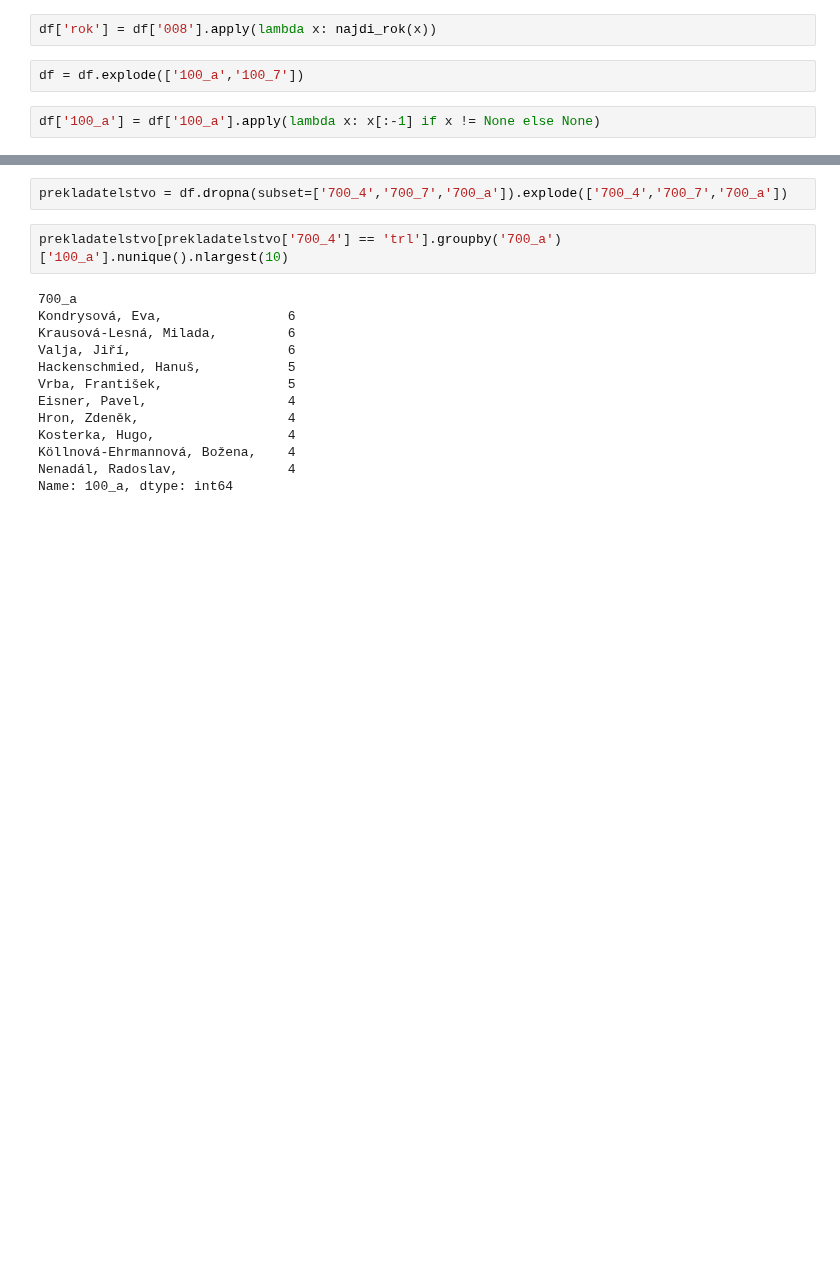
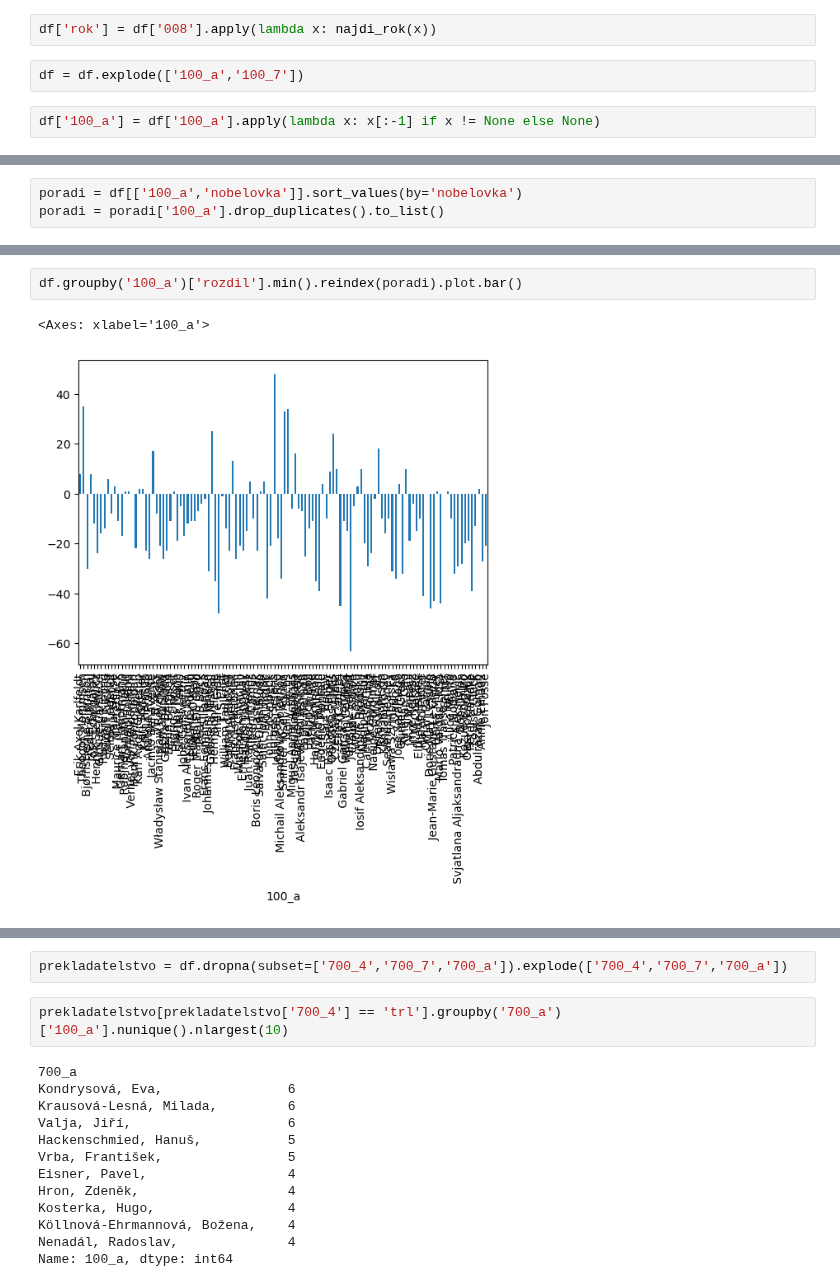
Before and after one commit to DataRozhlas/knizni-peoplemetr, a Jupyter notebook: 120c_nobelovky.ipynb, the cells around one changed output, grey strips where cells are left out. Saved outputs shown, nothing was run; the diff lists cells and outputs as text; blank space fills up the shorter version.

```diff
--- a/120c_nobelovky.ipynb
+++ b/120c_nobelovky.ipynb
@@ -158 +189,4 @@ Tranströmer, Tomas                        NaN
 Name: rozdil, dtype: float64
+# %%
+poradi = df[['100_a','nobelovka']].sort_values(by='nobelovka')
+poradi = poradi['100_a'].drop_duplicates().to_list()
@@ -158,0 +213,5 @@ Name: rozdil, dtype: float64
+# %%
+df.groupby('100_a')['rozdil'].min().reindex(poradi).plot.bar()
+# %% [output]
+<Axes: xlabel='100_a'>
+[figure, added]
```
Also changed, not shown: parts of 45 cells of this notebook, 6 other files.
